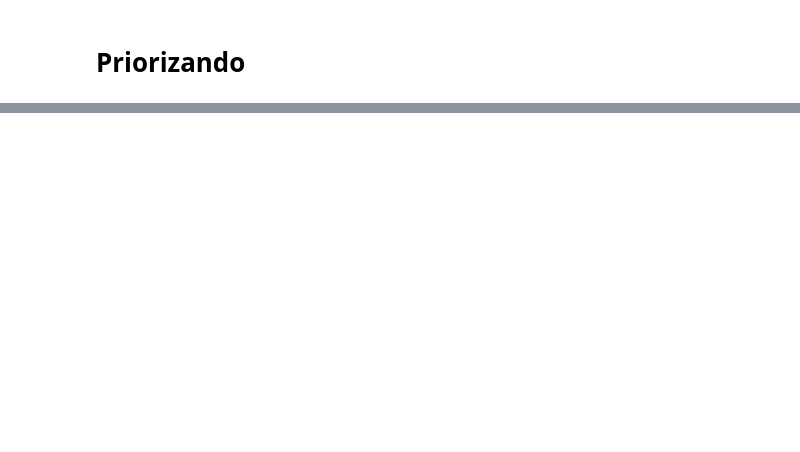
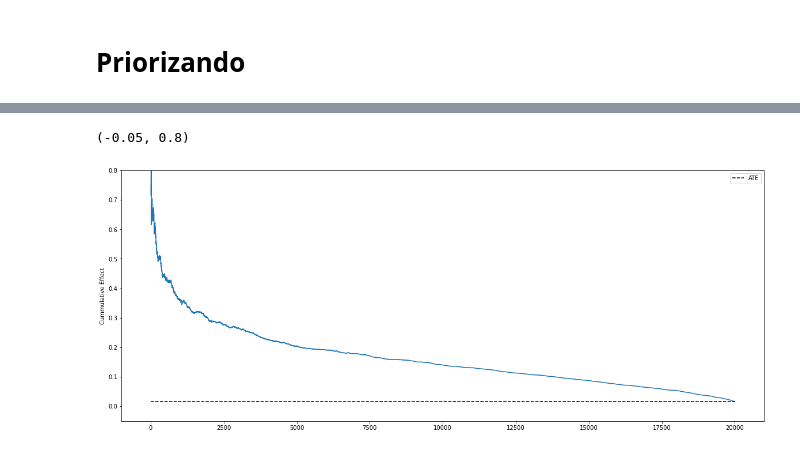
Before and after one commit to matheusfacure/exploratory-notebooks, a Jupyter notebook: EBEST-2024-priorizacao-de-chamadas.ipynb, the cells around one changed output, grey strips where cells are left out. Saved outputs shown, nothing was run; the diff lists cells and outputs as text; code cells hidden in the pictures; blank space fills up the shorter version.

```diff
--- a/EBEST-2024-priorizacao-de-chamadas.ipynb
+++ b/EBEST-2024-priorizacao-de-chamadas.ipynb
@@ -163,0 +328,6 @@ Name: agreement, dtype: float64
+# %%
+test_pred = test_pred.assign(
+    deriv_prediction = causal_clf.predict_proba(test_pred[X].assign(call=1))[:, 1] - causal_clf.predict_proba(test_pred[X].assign(call=0))[:, 1]
+)
+
+test_pred.head()
@@ -163,0 +341,9 @@ Name: agreement, dtype: float64
+# %%
+test_ranked = test_pred.assign(
+    lost_cause_1st = np.argsort(test_pred["prediction"]).argsort(),
+    sure_thing_1st = np.argsort(-1*test_pred["prediction"]).argsort(),
+    close_to_50_1st = np.argsort(np.abs(test_pred["prediction"]-0.5)).argsort(),
+    high_deriv_1st = np.argsort(-1*test_pred["deriv_prediction"]).argsort(),
+)
+
+test_ranked.sort_values(["high_deriv_1st"])
@@ -163,0 +364,17 @@ Name: agreement, dtype: float64
+# %%
+cumulative_effect_df_high_deriv_1st = (
+    test_ranked
+    .sort_values("high_deriv_1st")
+    .assign(
+     agreement_test = lambda d: d["call"] * d["agreement"],
+     agreement_control = lambda d: (1-d["call"]) * d["agreement"],
+     size_test =  lambda d: d["call"],
+     size_control =  lambda d: (1-d["call"]),
+ )
+ [["agreement_test", "agreement_control", "size_test", "size_control"]]
+ .cumsum()
+ .assign(cumulative_effect = lambda d: d["agreement_test"]/d["size_test"] - d["agreement_control"]/d["size_control"])
+
+)
+
+cumulative_effect_df_high_deriv_1st
@@ -163,0 +395,12 @@ Name: agreement, dtype: float64
+# %%
+plt.figure(figsize=(20,8))
+plt.plot(cumulative_effect_df_high_deriv_1st["size_test"]+cumulative_effect_df_high_deriv_1st["size_control"],
+         cumulative_effect_df_high_deriv_1st["cumulative_effect"])
+
+plt.hlines(ate, 0, len(cumulative_effect_df_high_deriv_1st), ls='dashed', color="black", label="ATE")
+plt.legend()
+plt.ylabel("Cummulative Effect")
+plt.ylim([-0.05, 0.8])
+# %% [output]
+(-0.05, 0.8)
+[figure, added]
```
Also changed, not shown: parts of 28 cells of this notebook.
